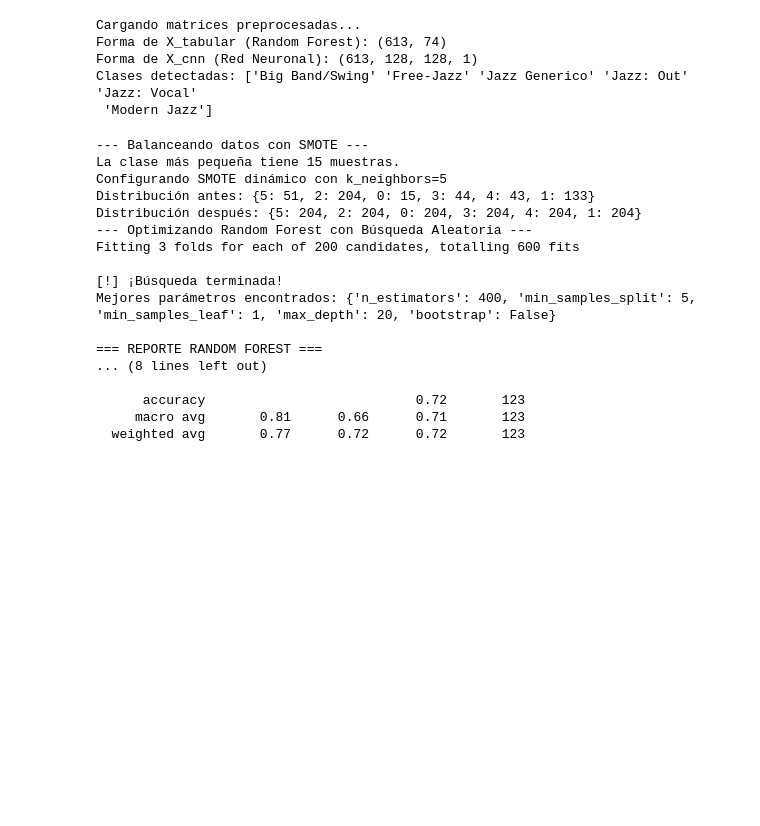
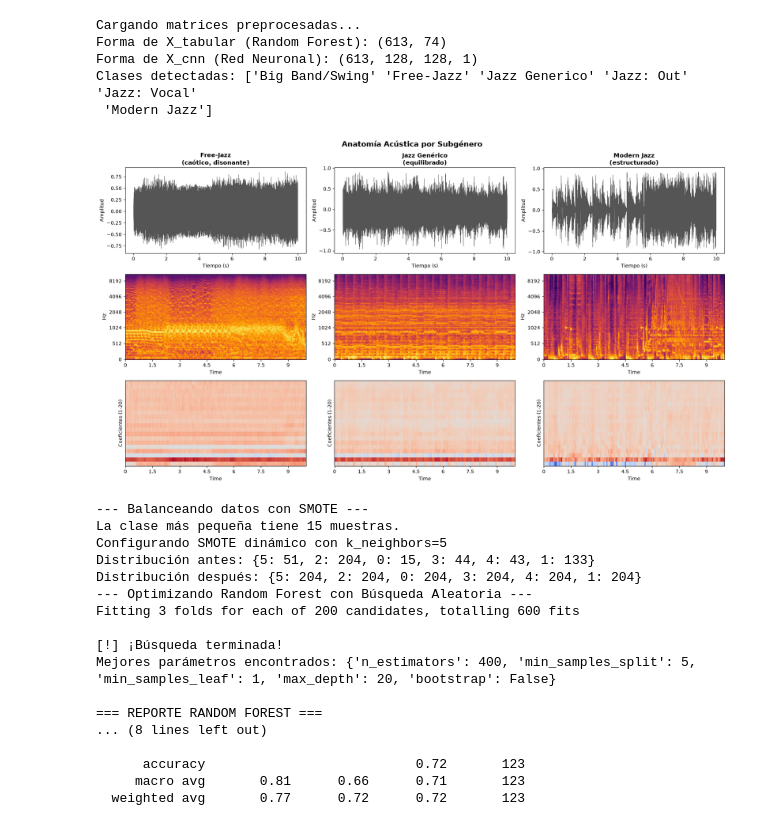
Before and after one commit to benyens/ProyectoIntroML, a Jupyter notebook: notebooks/model.ipynb, the cells around one changed output. Cells and saved outputs as stored; diff of their text form; code cells hidden in the pictures; blank space fills up the shorter version.

```diff
--- a/notebooks/model.ipynb
+++ b/notebooks/model.ipynb
@@ -30,6 +42,7 @@ Librerías cargadas correctamente.
 # %%
 # Rutas relativas (asumiendo que el notebook está en /notebooks y los datos en /data)
 DATA_DIR = "../data/"
+AUDIO_DIR = os.path.join(DATA_DIR, "audio_jazz/")
 
 print("Cargando matrices preprocesadas...")
 X_tabular = np.load(f"{DATA_DIR}X_tabular.npy")
@@ -51,6 +64,63 @@ Forma de X_tabular (Random Forest): (613, 74)
 Forma de X_cnn (Red Neuronal): (613, 128, 128, 1)
 Clases detectadas: ['Big Band/Swing' 'Free-Jazz' 'Jazz Generico' 'Jazz: Out' 'Jazz: Vocal'
  'Modern Jazz']
+# %%
+genres = pd.read_csv(os.path.join(DATA_DIR, 'fma_metadata/genres.csv'))
+genre_map = dict(zip(genres['genre_id'].astype(str), genres['title']))
+tracks = pd.read_csv(os.path.join(DATA_DIR, 'fma_metadata/tracks.csv'), index_col=0, header=[0, 1])
+jazz_tracks = tracks[tracks[('track', 'genre_top')] == 'Jazz'].copy()
+jazz_tracks['etiqueta_limpia'] = jazz_tracks[('track', 'genres')].astype(str).apply(lambda x: extraer_nombre_subgenero(x, genre_map))
+
+
+fig, axes = plt.subplots(3, 3, figsize=(18, 10))
+subgeneros = ["Free-Jazz", "Jazz Generico", "Modern Jazz"]
+
+for col, subgenero in enumerate(subgeneros):
+    # Busca un archivo del subgénero
+    track_ids = jazz_tracks[jazz_tracks['etiqueta_limpia'] == subgenero].index.tolist()
+    archivo = None
+    for tid in track_ids[:10]:
+        ruta = os.path.join(AUDIO_DIR, f"{str(tid).zfill(6)}.mp3")
+        if os.path.exists(ruta):
+            archivo = ruta
+            break
+    if archivo is None:
+        continue
+
+    y, sr = librosa.load(archivo, duration=10)
+    tiempos = np.linspace(0, 10, len(y))
+
+    # Fila 1: Forma de onda
+    axes[0, col].plot(tiempos, y, linewidth=0.4, color='#555555')
+    axes[0, col].set_title(subgenero, fontsize=13, fontweight='bold')
+    axes[0, col].set_ylabel("Amplitud")
+    axes[0, col].set_xlabel("Tiempo (s)")
+
+    # Fila 2: Espectrograma de Mel
+    mel = librosa.feature.melspectrogram(y=y, sr=sr, n_mels=128)
+    mel_db = librosa.power_to_db(mel, ref=np.max)
+    librosa.display.specshow(mel_db, sr=sr, x_axis='time', y_axis='mel',
+                             ax=axes[1, col], cmap='inferno')
+    axes[1, col].set_ylabel("Hz")
+    axes[1, col].set_xlabel("Time")
+
+    # Fila 3: MFCCs
+    mfccs = librosa.feature.mfcc(y=y, sr=sr, n_mfcc=20)
+    librosa.display.specshow(mfccs, sr=sr, x_axis='time',
+                             ax=axes[2, col], cmap='coolwarm')
+    axes[2, col].set_ylabel("Coeficientes (1-20)")
+    axes[2, col].set_xlabel("Time")
+
+axes[0, 0].set_title("Free-Jazz\n(caótico, disonante)", fontsize=12, fontweight='bold')
+axes[0, 1].set_title("Jazz Genérico\n(equilibrado)", fontsize=12, fontweight='bold')
+axes[0, 2].set_title("Modern Jazz\n(estructurado)", fontsize=12, fontweight='bold')
+
+fig.suptitle("Anatomía Acústica por Subgénero", fontsize=15, fontweight='bold')
+plt.tight_layout()
+plt.savefig('../report/figures/anatomia_subgeneros.png', dpi=150, bbox_inches='tight')
+plt.show()
+# %% [output]
+[figure, added]
 # %%
 print("--- Balanceando datos con SMOTE ---")
 
```
Also changed, not shown: parts of 1 cell of this notebook, 3 other files.
